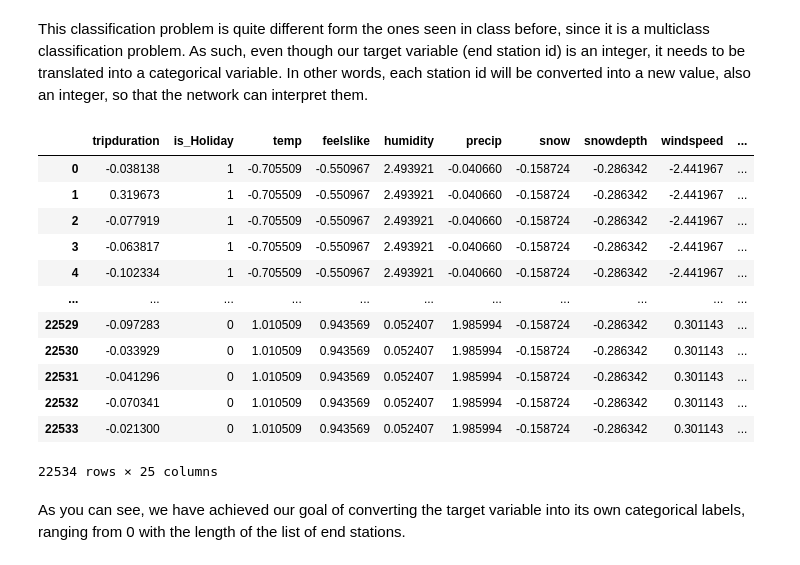
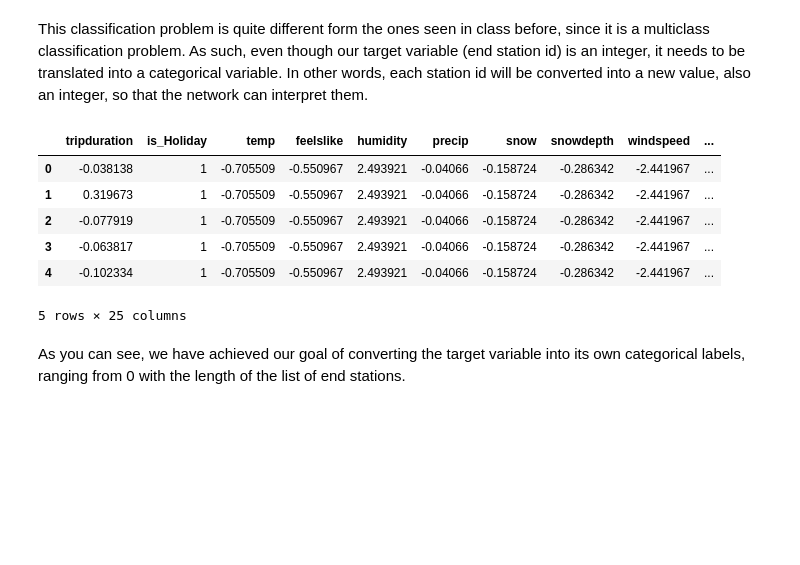
Before and after one commit to ivans14/BA_proj, a Jupyter notebook: NN.ipynb, the cells around one changed output. Saved outputs shown, nothing was run; the diff lists cells and outputs as text; code cells hidden in the pictures; blank space fills up the shorter version.

```diff
--- a/NN.ipynb
+++ b/NN.ipynb
@@ -305,21 +269,15 @@ target = data_nn_dummies_std['categorical_target']
 data_nn_dummies_std = data_nn_dummies_std.drop(columns='categorical_target')
 # %%
 data_nn_dummies_std = data_nn_dummies_std.reset_index(drop=True)
-data_nn_dummies_std
+data_nn_dummies_std.head()
 # %% [output]
 |  | tripduration | is_Holiday | temp | feelslike | humidity | precip | snow | snowdepth | windspeed | ... |
-| 0 | -0.038138 | 1 | -0.705509 | -0.550967 | 2.493921 | -0.040660 | -0.158724 | -0.286342 | -2.441967 | ... |
-| 1 | 0.319673 | 1 | -0.705509 | -0.550967 | 2.493921 | -0.040660 | -0.158724 | -0.286342 | -2.441967 | ... |
-| 2 | -0.077919 | 1 | -0.705509 | -0.550967 | 2.493921 | -0.040660 | -0.158724 | -0.286342 | -2.441967 | ... |
-| 3 | -0.063817 | 1 | -0.705509 | -0.550967 | 2.493921 | -0.040660 | -0.158724 | -0.286342 | -2.441967 | ... |
-| 4 | -0.102334 | 1 | -0.705509 | -0.550967 | 2.493921 | -0.040660 | -0.158724 | -0.286342 | -2.441967 | ... |
-| ... | ... | ... | ... | ... | ... | ... | ... | ... | ... | ... |
-| 22529 | -0.097283 | 0 | 1.010509 | 0.943569 | 0.052407 | 1.985994 | -0.158724 | -0.286342 | 0.301143 | ... |
-| 22530 | -0.033929 | 0 | 1.010509 | 0.943569 | 0.052407 | 1.985994 | -0.158724 | -0.286342 | 0.301143 | ... |
-| 22531 | -0.041296 | 0 | 1.010509 | 0.943569 | 0.052407 | 1.985994 | -0.158724 | -0.286342 | 0.301143 | ... |
-| 22532 | -0.070341 | 0 | 1.010509 | 0.943569 | 0.052407 | 1.985994 | -0.158724 | -0.286342 | 0.301143 | ... |
-| 22533 | -0.021300 | 0 | 1.010509 | 0.943569 | 0.052407 | 1.985994 | -0.158724 | -0.286342 | 0.301143 | ... |
+| 0 | -0.038138 | 1 | -0.705509 | -0.550967 | 2.493921 | -0.04066 | -0.158724 | -0.286342 | -2.441967 | ... |
+| 1 | 0.319673 | 1 | -0.705509 | -0.550967 | 2.493921 | -0.04066 | -0.158724 | -0.286342 | -2.441967 | ... |
+| 2 | -0.077919 | 1 | -0.705509 | -0.550967 | 2.493921 | -0.04066 | -0.158724 | -0.286342 | -2.441967 | ... |
+| 3 | -0.063817 | 1 | -0.705509 | -0.550967 | 2.493921 | -0.04066 | -0.158724 | -0.286342 | -2.441967 | ... |
+| 4 | -0.102334 | 1 | -0.705509 | -0.550967 | 2.493921 | -0.04066 | -0.158724 | -0.286342 | -2.441967 | ... |
-22534 rows × 25 columns
+5 rows × 25 columns
 # %% [markdown]
 As you can see, we have achieved our goal of converting the target variable into its own categorical labels, ranging from 0 with the length of the list of end stations.
 # %% [markdown]
```
Also changed, not shown: parts of 32 cells of this notebook, 1 other file.
